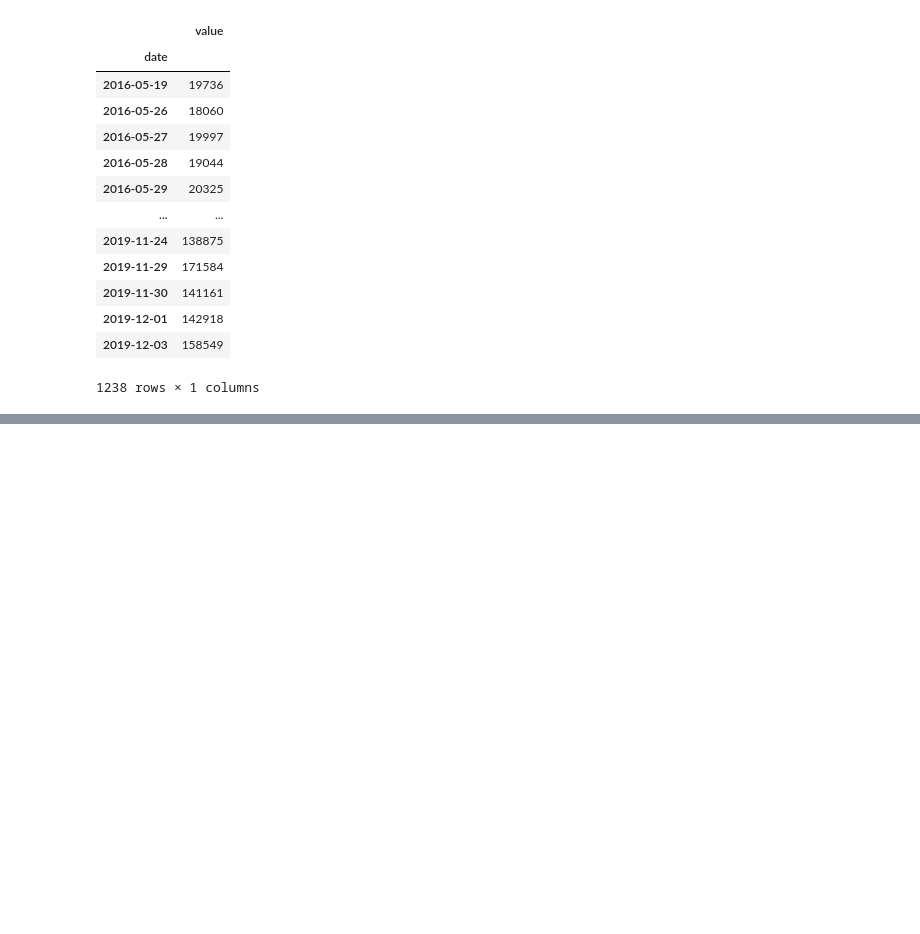
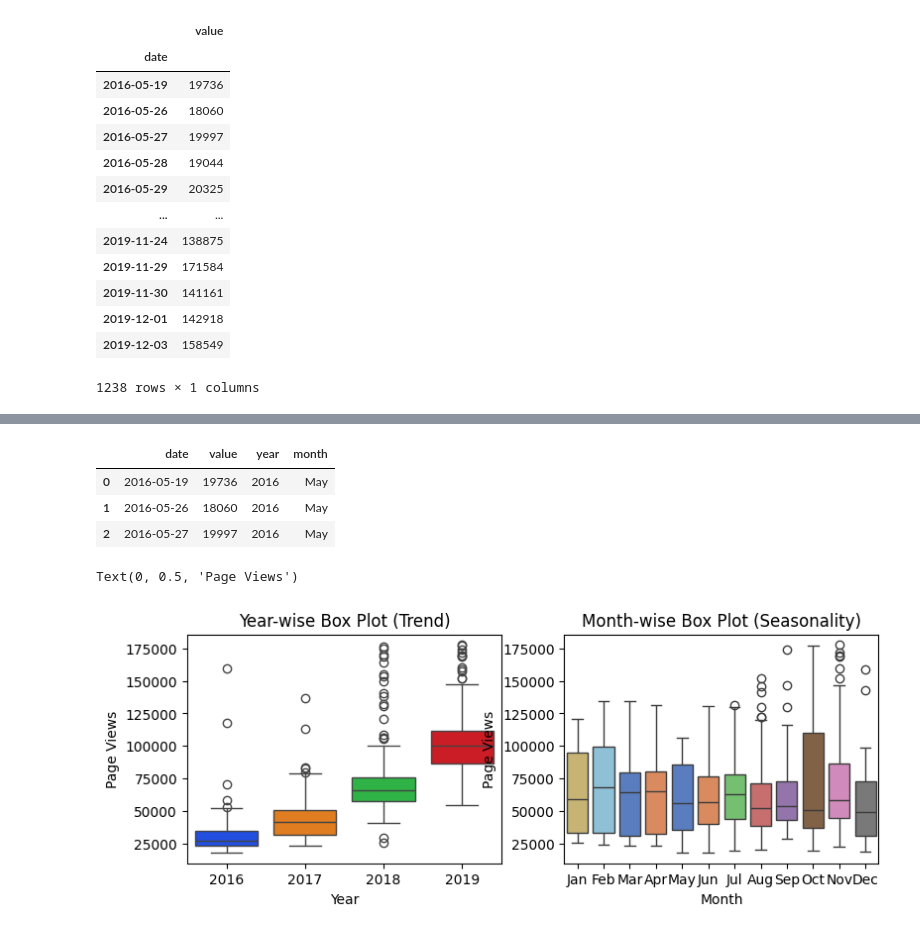
Before and after one commit to Daroch/boilerplate-page-view-time-series-visualizer, a Jupyter notebook: time_series.ipynb, the cells around one changed output, grey strips where cells are left out. Drawn from its saved outputs; the diff is of its cells as text; code cells hidden in the pictures; blank space fills up the shorter version.

Commit message:
added boxplots

```diff
--- a/time_series.ipynb
+++ b/time_series.ipynb
@@ -56,0 +82,25 @@ Text(0, 0.5, 'Page Views')
+# %%
+# Prepare data for box plots (this part is done!)
+df_box = df_clean.copy()
+df_box.reset_index(inplace=True)
+df_box['year'] = [d.year for d in df_box.date]
+df_box['month'] = [d.strftime('%b') for d in df_box.date]
+df_box.head(3)
+# %% [output]
+|  | date | value | year | month |
+| 0 | 2016-05-19 | 19736 | 2016 | May |
+| 1 | 2016-05-26 | 18060 | 2016 | May |
+| 2 | 2016-05-27 | 19997 | 2016 | May |
+# %%
+fig, axs = plt.subplots(1, 2, figsize=(9,3))  # a figure with a single Axes
+axs[0].set_title('Year-wise Box Plot (Trend)')
+axs[1].set_title('Month-wise Box Plot (Seasonality)')
+fig = sns.boxplot(x=df_box['year'], hue=df_box['year'],legend=False, y=df_box['value'], ax=axs[0],palette='bright',)
+fig = sns.boxplot(x=df_box['month'], hue=df_box['month'], legend=False, y=df_box['value'], ax=axs[1], palette='muted',order=['Jan','Feb','Mar','Apr','May','Jun','Jul','Aug','Sep','Oct','Nov','Dec'])
+axs[0].set_xlabel('Year')
+axs[0].set_ylabel('Page Views')
+axs[1].set_xlabel('Month')
+axs[1].set_ylabel('Page Views')
+# %% [output]
+Text(0, 0.5, 'Page Views')
+[figure, added]
```
Also changed, not shown: parts of 3 cells of this notebook, 1 other file.
